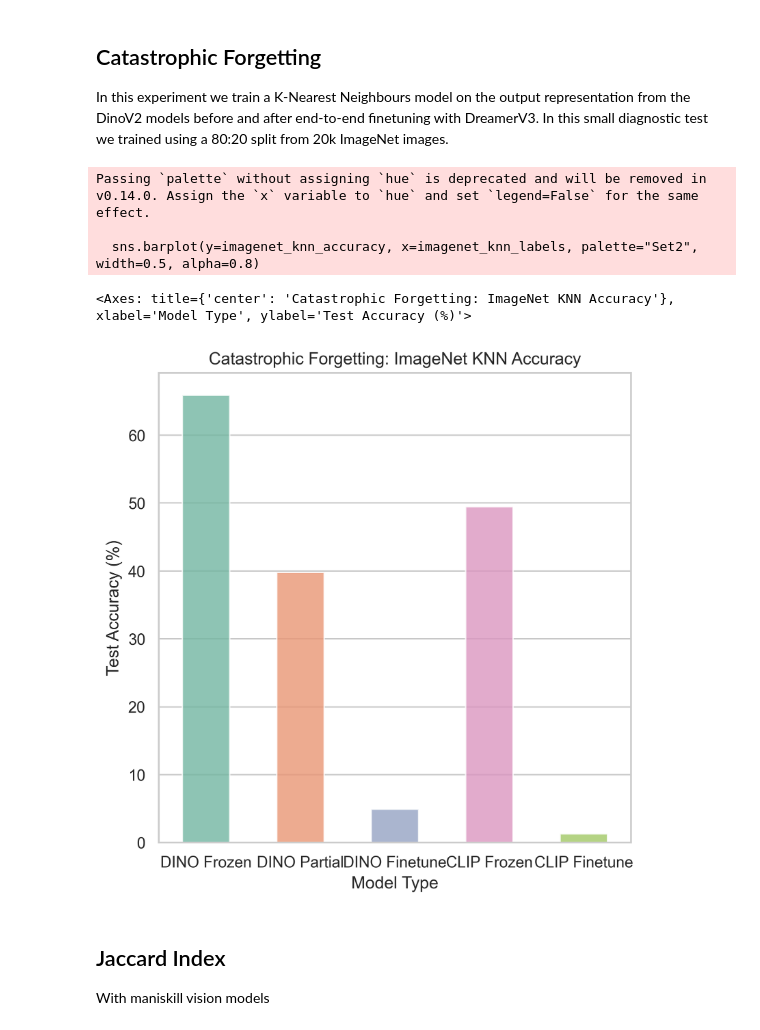
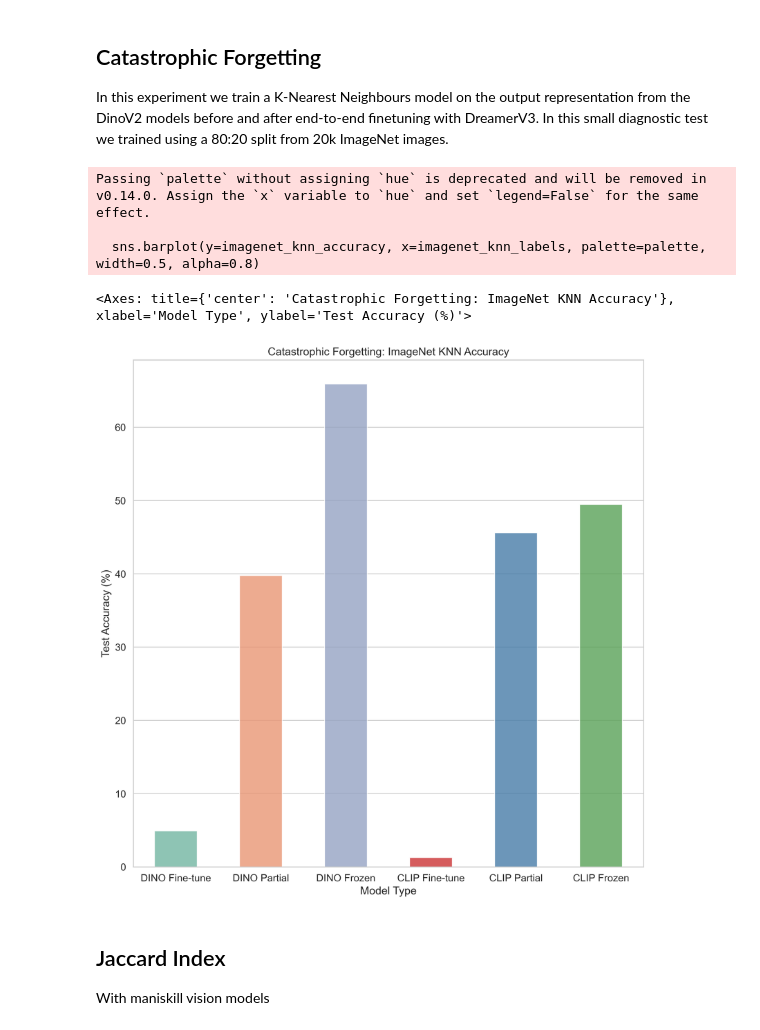
Before and after one commit to JottScones/PVMs-with-DreamerV3, a Jupyter notebook: plot_eval_results.ipynb, the cells around one changed output. Drawn from its saved outputs; the diff is of its cells as text; code cells hidden in the pictures.

Commit message:
some plotting

```diff
--- a/plot_eval_results.ipynb
+++ b/plot_eval_results.ipynb
@@ -438,19 +438,20 @@ Random reward: -37.40520750709501
 ## Catastrophic Forgetting
 In this experiment we train a K-Nearest Neighbours model on the output representation from the DinoV2 models before and after end-to-end finetuning with DreamerV3. In this small diagnostic test we trained using a 80:20 split from 20k ImageNet images.
 # %%
-imagenet_knn_accuracy = [65.88, 39.77, 4.92, 49.45, 1.27]
-imagenet_knn_labels = ["DINO Frozen", "DINO Partial", "DINO Finetune", "CLIP Frozen", "CLIP Finetune"]
-plt.figure(figsize=(6, 6))
+imagenet_knn_accuracy = [4.92, 39.77, 65.88, 1.27, 45.60, 49.45]
+imagenet_knn_labels = ["DINO Fine-tune", "DINO Partial", "DINO Frozen", "CLIP Fine-tune", "CLIP Partial","CLIP Frozen"]
+plt.figure(figsize=(12, 12))
 plt.xlabel("Model Type")
 plt.ylabel("Test Accuracy (%)")
 plt.title(f"Catastrophic Forgetting: ImageNet KNN Accuracy")
-sns.barplot(y=imagenet_knn_accuracy, x=imagenet_knn_labels, palette="Set2", width=0.5, alpha=0.8)
+palette = sns.color_palette("Set2", n_colors=3) + sns.color_palette("Set1", n_colors=3)
+sns.barplot(y=imagenet_knn_accuracy, x=imagenet_knn_labels, palette=palette, width=0.5, alpha=0.8)
 # %% [output]
 Passing `palette` without assigning `hue` is deprecated and will be removed in v0.14.0. Assign the `x` variable to `hue` and set `legend=False` for the same effect.
 
-  sns.barplot(y=imagenet_knn_accuracy, x=imagenet_knn_labels, palette="Set2", width=0.5, alpha=0.8)
+  sns.barplot(y=imagenet_knn_accuracy, x=imagenet_knn_labels, palette=palette, width=0.5, alpha=0.8)
 <Axes: title={'center': 'Catastrophic Forgetting: ImageNet KNN Accuracy'}, xlabel='Model Type', ylabel='Test Accuracy (%)'>
-[figure, old version]
+[figure, new version]
 # %% [markdown]
 ## Jaccard Index
 With maniskill vision models
```
